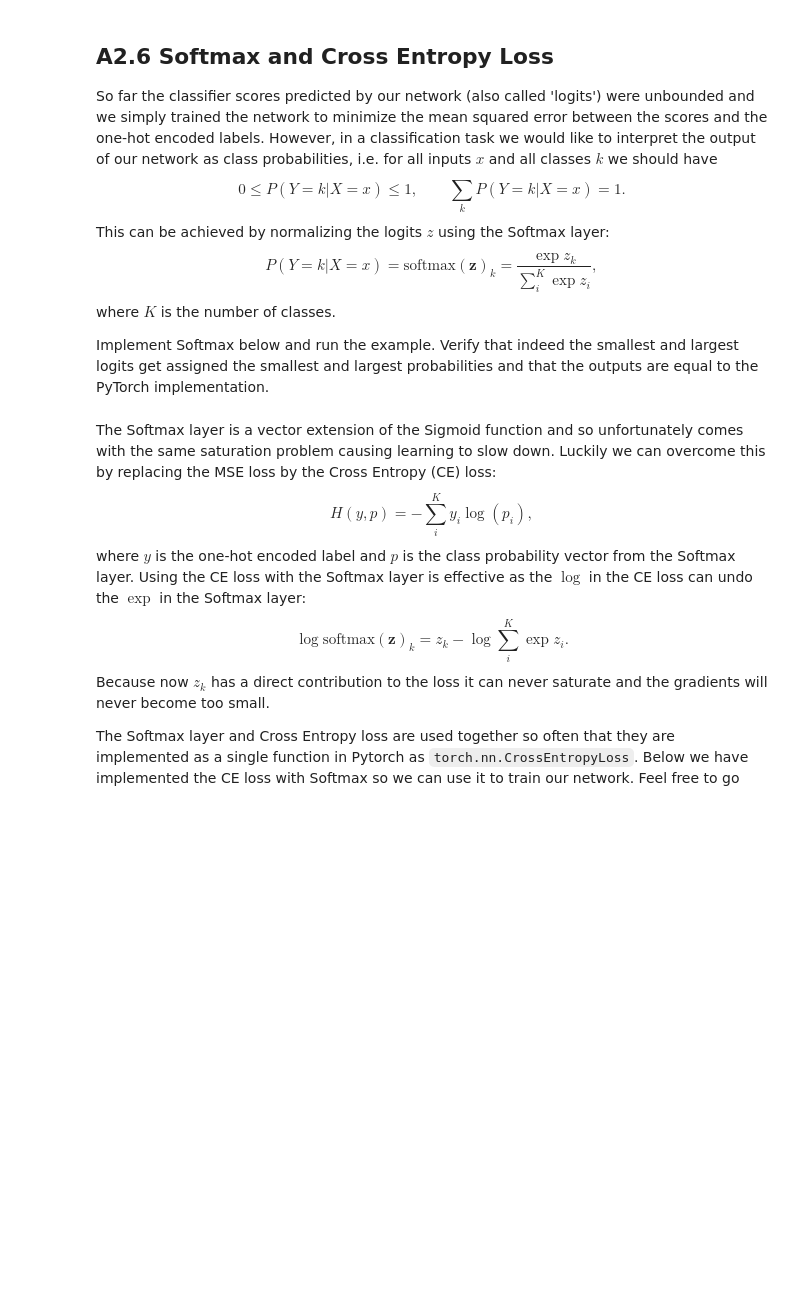
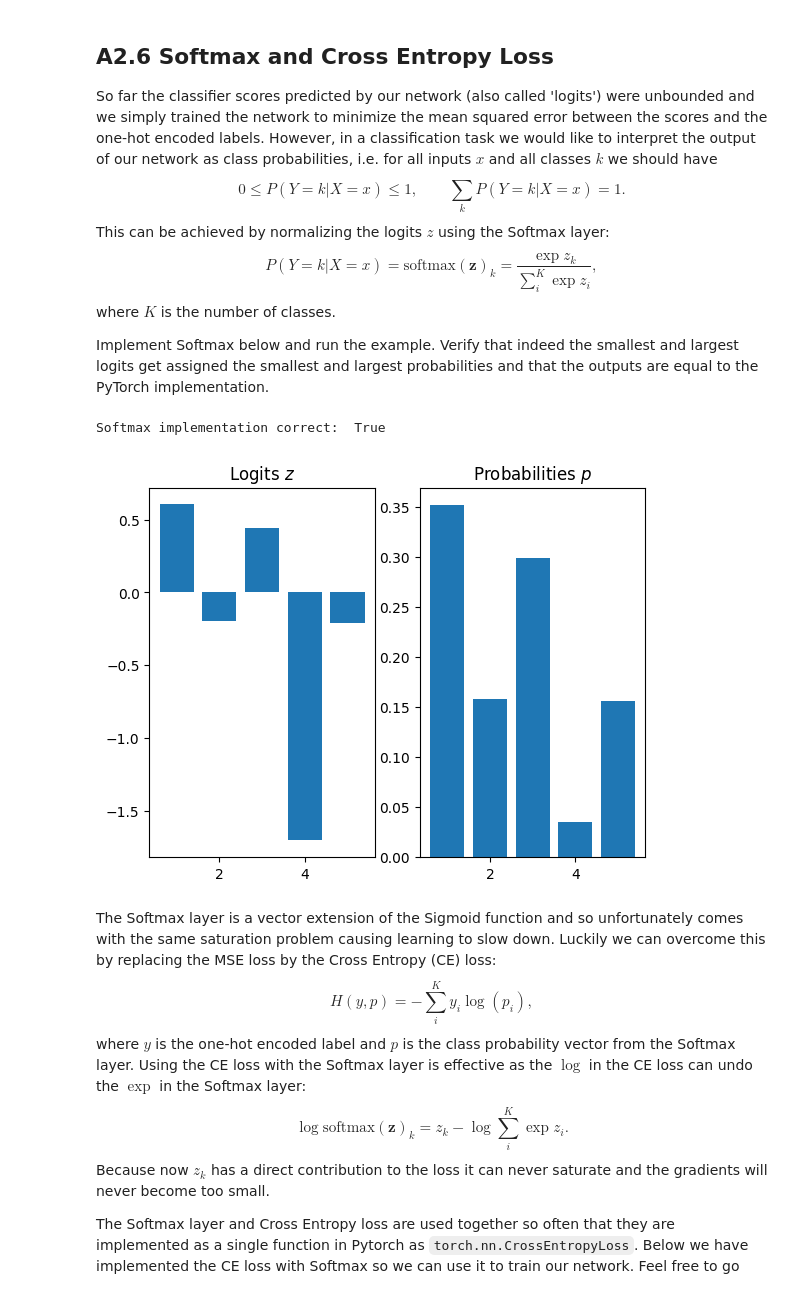
Before and after one commit to Luka140/DL, a Jupyter notebook: Assignment_2.ipynb, the cells around one changed output. Drawn from its saved outputs; the diff is of its cells as text; code cells hidden in the pictures; blank space fills up the shorter version.

```diff
--- a/Assignment_2.ipynb
+++ b/Assignment_2.ipynb
@@ -900,35 +920,39 @@ def Softmax(z):
     Return:
       p: Softmax probability distribution.
     """
 
     ########################################################################
     #                  TODO: Implement Softmax function.                   #
     ########################################################################
-
-    pass
+    p = torch.zeros(z.shape)
+    for i, row in enumerate(z):
+        p[i,:] = torch.exp(row) / torch.sum(torch.exp(row))
 
     ########################################################################
     #                          END OF YOUR CODE                            #
     ########################################################################
 
     return p
 
 # Generate random logits, dimension [batch, classes]
 z = torch.randn(1,5)
 # Calculate softmax
 p = Softmax(z)
 
 # Verify against PyTorch implementation
 p_torch = torch.nn.functional.softmax(z, 1)
 print('Softmax implementation correct: ', torch.allclose(p, p_torch))
 
 # Plot z and p
 plt.subplot(1,2,1)
 plt.title(r'Logits $z$')
 _=plt.bar(torch.arange(1,6), z[0,:])
 plt.subplot(1,2,2)
 plt.title(r'Probabilities $p$')
 _=plt.bar(torch.arange(1,6), p[0,:])
+# %% [output]
+Softmax implementation correct:  True
+[figure, added]
 # %% [markdown]
 The Softmax layer is a vector extension of the Sigmoid function and so unfortunately comes with the same saturation problem causing learning to slow down. Luckily we can overcome this by replacing the MSE loss by the Cross Entropy (CE) loss:
 $$H(y,p) = -\sum_i^K y_i \log(p_i),$$
```
Also changed, not shown: parts of 10 cells of this notebook.
